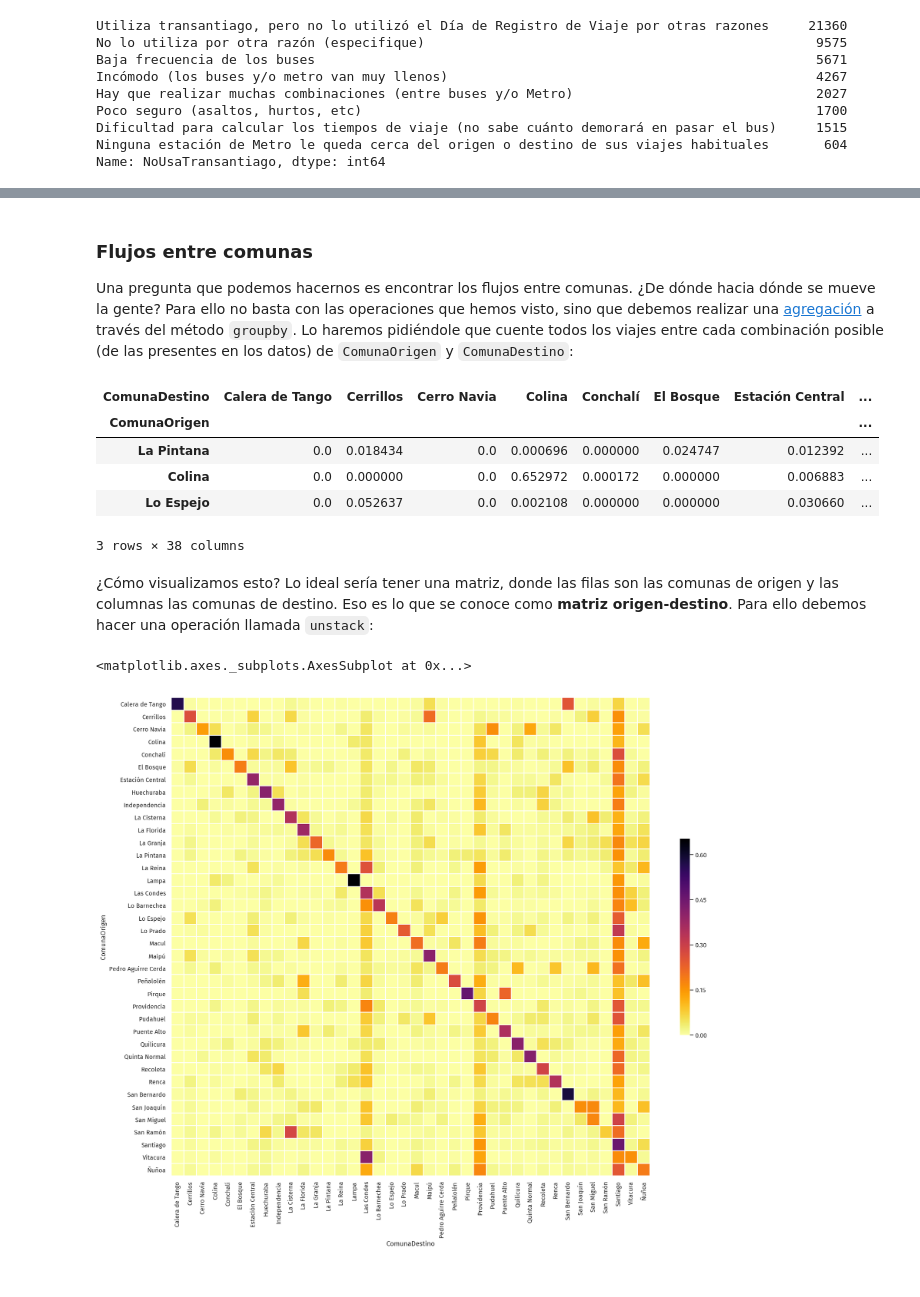
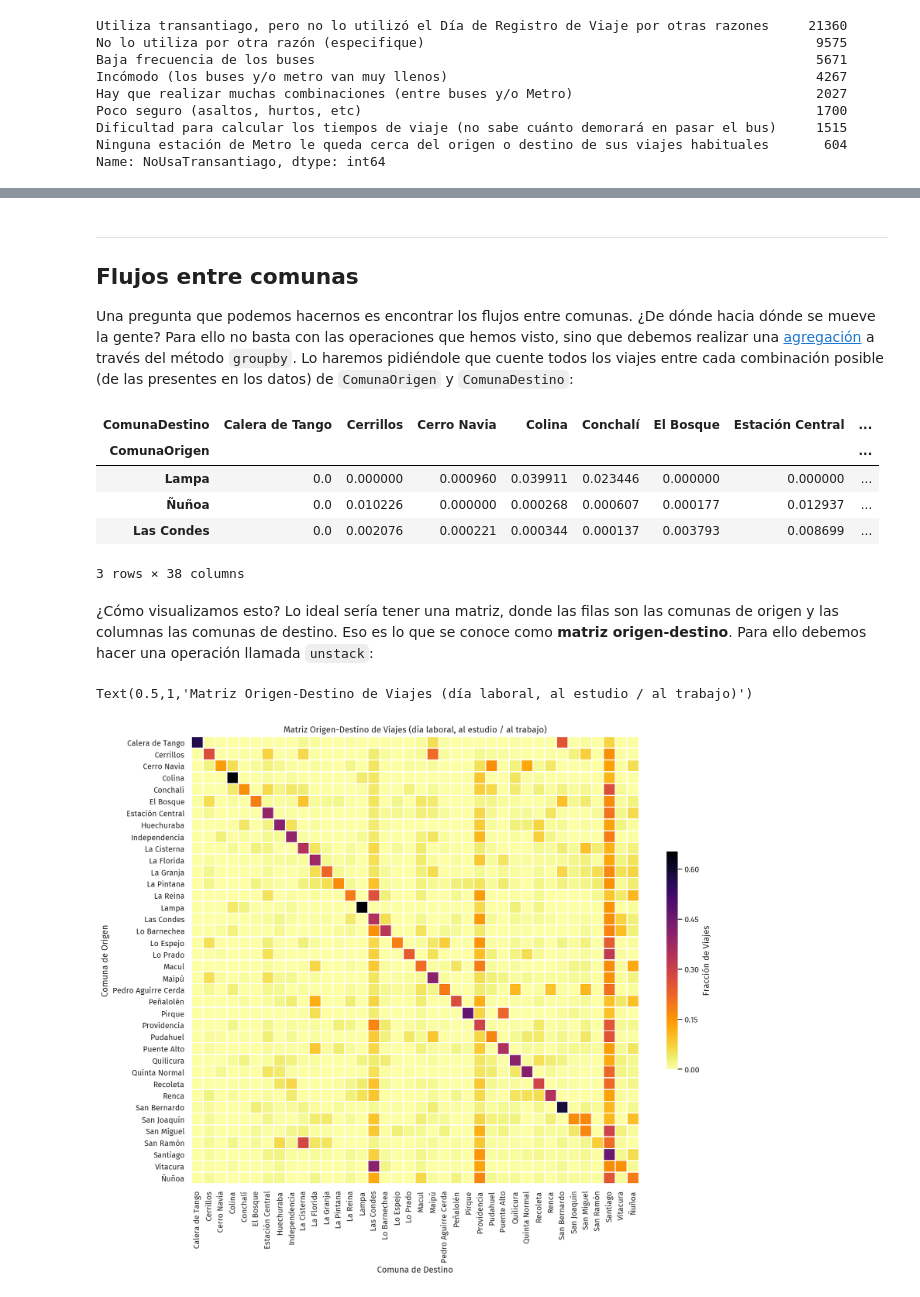
Before and after one commit to diazidx/uddvis, a Jupyter notebook: VISUDD_02_caso_eod_tablas.ipynb, the cells around one changed output, grey strips where cells are left out. Cells and saved outputs as stored; diff of their text form; code cells hidden in the pictures.

```diff
--- a/VISUDD_02_caso_eod_tablas.ipynb
+++ b/VISUDD_02_caso_eod_tablas.ipynb
@@ -169,0 +133,3 @@ viajes_persona = viajes.drop('Hogar', axis=1).join(personas_hogar, on='Persona')
+# %%
+viajes_persona = viajes.merge(personas_hogar)
+viajes_persona.head()
@@ -196,0 +268,3 @@ viajes_persona['PropositoAgregado'] = viajes_persona['Proposito'].map(lambda x:
+# %%
+viajes_persona['PesoLaboral'] = viajes_persona['FactorLaboralNormal'] * viajes_persona['FactorPersona']
+viajes_persona['PesoLaboral'].sample(5)
@@ -212,2 +333,0 @@ sns.despine()
-# %%
-viajes_persona['DecilIngreso'] = pd.qcut(viajes_persona['IngresoHogar'], 10)
@@ -347,29 +538,34 @@ sns.catplot(x='Sexo', y='n_personas', hue='NoUsaTransantiago', data=no_uso_por_s
 # %% [markdown]
-### Flujos entre comunas
+---
+
+## Flujos entre comunas
 
 Una pregunta que podemos hacernos es encontrar los flujos entre comunas. ¿De dónde hacia dónde se mueve la gente? Para ello no basta con las operaciones que hemos visto, sino que debemos realizar una [agregación](http://pandas.pydata.org/pandas-docs/stable/generated/pandas.DataFrame.groupby.html) a través del método `groupby`. Lo haremos pidiéndole que cuente todos los viajes entre cada combinación posible (de las presentes en los datos) de `ComunaOrigen` y `ComunaDestino`:
 # %%
-flujos = (viajes_persona[pd.notnull(viajes_persona.FactorLaboralNormal) &
+flujos = (viajes_persona[pd.notnull(viajes_persona.PesoLaboral) &
                          (viajes_persona.PropositoAgregado.isin(['Estudio', 'Trabajo']))]
           .groupby(['ComunaOrigen', 'ComunaDestino'])
-          .apply(lambda x: (x['FactorLaboralNormal'] * x['FactorPersona']).sum())
-          .unstack()
-          .fillna(0)
+          .agg(n_viajes=('PesoLaboral', 'sum'))
+          ['n_viajes'].unstack(fill_value=0)
           .pipe(normalize_rows))
 
 flujos.sample(3)
 # %% [output]
 | ComunaDestino | Calera de Tango | Cerrillos | Cerro Navia | Colina | Conchalí | El Bosque | Estación Central | ... |
 | ComunaOrigen |  |  |  |  |  |  |  | ... |
-| La Pintana | 0.0 | 0.018434 | 0.0 | 0.000696 | 0.000000 | 0.024747 | 0.012392 | ... |
-| Colina | 0.0 | 0.000000 | 0.0 | 0.652972 | 0.000172 | 0.000000 | 0.006883 | ... |
-| Lo Espejo | 0.0 | 0.052637 | 0.0 | 0.002108 | 0.000000 | 0.000000 | 0.030660 | ... |
+| Lampa | 0.0 | 0.000000 | 0.000960 | 0.039911 | 0.023446 | 0.000000 | 0.000000 | ... |
+| Ñuñoa | 0.0 | 0.010226 | 0.000000 | 0.000268 | 0.000607 | 0.000177 | 0.012937 | ... |
+| Las Condes | 0.0 | 0.002076 | 0.000221 | 0.000344 | 0.000137 | 0.003793 | 0.008699 | ... |
 3 rows × 38 columns
 # %% [markdown]
 ¿Cómo visualizamos esto? Lo ideal sería tener una matriz, donde las filas son las comunas de origen y las columnas las comunas de destino. Eso es lo que se conoce como **matriz origen-destino**. Para ello debemos hacer una operación llamada `unstack`:
 # %%
-plt.figure(figsize=(19, 16))
-sns.heatmap(flujos, cmap='inferno_r', square=True, linewidths=1, cbar_kws={'shrink': 0.4})
+plt.figure(figsize=(14, 14))
+sns.heatmap(flujos, cmap='inferno_r', square=True, linewidths=1,
+            cbar_kws={'shrink': 0.4, 'label': 'Fracción de Viajes'})
+plt.xlabel('Comuna de Destino')
+plt.ylabel('Comuna de Origen')
+plt.title('Matriz Origen-Destino de Viajes (día laboral, al estudio / al trabajo)')
 # %% [output]
-<matplotlib.axes._subplots.AxesSubplot at 0x...>
+Text(0.5,1,'Matriz Origen-Destino de Viajes (día laboral, al estudio / al trabajo)')
-[figure, old version]
+[figure, new version]
```
Also changed, not shown: parts of 76 cells of this notebook.
